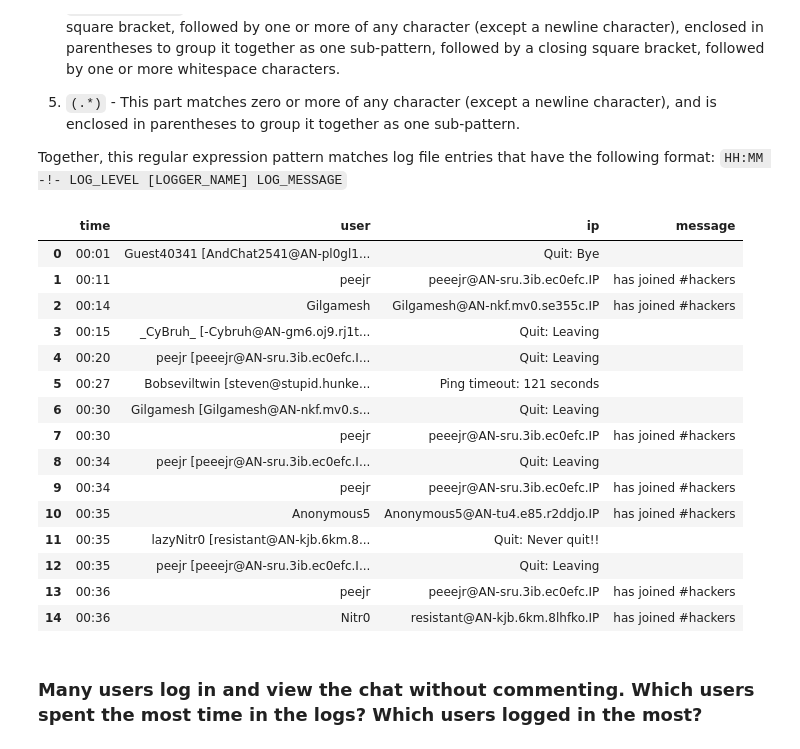
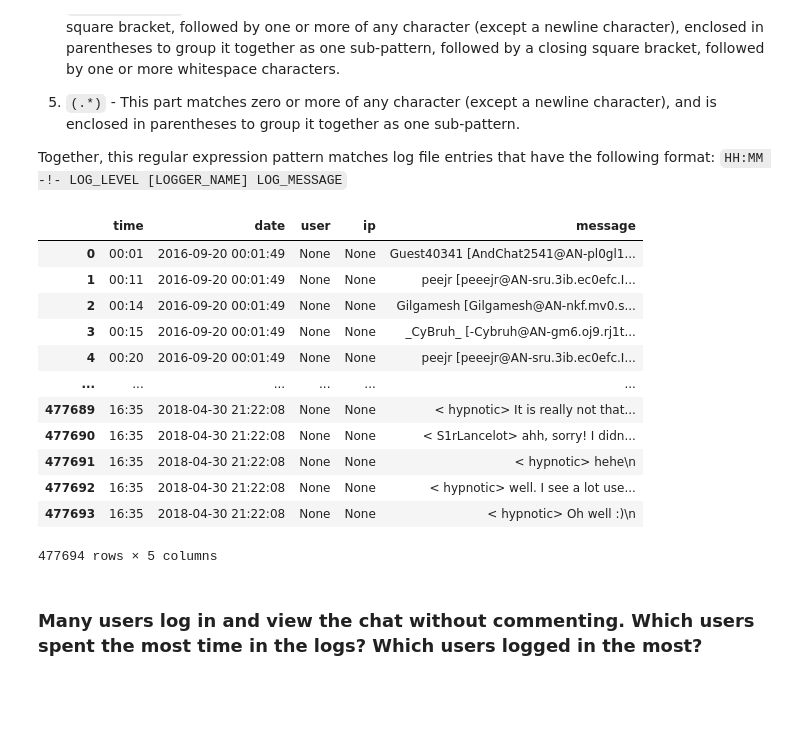
Before and after one commit to pchaumal/Data-Science-and-Machine-LearningProjects, a Jupyter notebook: hackers-log-analysis.ipynb, the cells around one changed output. Cells and saved outputs as stored; diff of their text form; code cells hidden in the pictures; blank space fills up the shorter version.

Commit message:
Kaggle Notebook | Hackers Log Analysis | Version 9

```diff
--- a/hackers-log-analysis.ipynb
+++ b/hackers-log-analysis.ipynb
@@ -23,22 +23,27 @@ import pandas as pd
 import re
 
 # define a regular expression to extract the relevant information from each line of the log file
-pattern = r'(\d\d:\d\d)\s+-!-\s+(.+)\s+\[(.+)\]\s+(.*)'
+pattern = r'--- Log opened (\w{3} \w{3} \d{2} \d{2}:\d{2}:\d{2} \d{4})'
 
 # read the log file into a list of dictionaries
 logs = []
 with open('/kaggle/input/hackers-log/hackers.log', encoding='utf-8', errors='replace') as f:
+    log_date = None  # variable to store the log date
     for line in f:
-        #print(line)
         match = re.search(pattern, line)
         if match:
-            logs.append({
-                'time': match.group(1),
-                'user': match.group(2),
-                'ip': match.group(3),
-                'message': match.group(4),
-            })
-        #print("*"*20)
+            log_date = pd.to_datetime(match.group(1), format='%a %b %d %H:%M:%S %Y')
+        else:
+            match = re.search(r'(\d{2}:\d{2})', line)
+            if match:
+                time = match.group(1)
+                logs.append({
+                    'time': time,
+                    'date': log_date,
+                    'user': None,
+                    'ip': None,
+                    'message': line.strip(time + ' -!- ')
+                })
 
 # convert the list of dictionaries to a pandas DataFrame
 df = pd.DataFrame(logs)
@@ -61,24 +66,21 @@ Together, this regular expression pattern matches log file entries that have the
 `HH:MM -!- LOG_LEVEL [LOGGER_NAME] LOG_MESSAGE`
 # %%
 # The code displays the first 15 rows of the pandas DataFrame df.
-df.head(15)
+df.head(-80)
 # %% [output]
-|  | time | user | ip | message |
-| 0 | 00:01 | Guest40341 [AndChat2541@AN-pl0gl1... | Quit: Bye |  |
-| 1 | 00:11 | peejr | peeejr@AN-sru.3ib.ec0efc.IP | has joined #hackers |
-| 2 | 00:14 | Gilgamesh | Gilgamesh@AN-nkf.mv0.se355c.IP | has joined #hackers |
-| 3 | 00:15 | _CyBruh_ [-Cybruh@AN-gm6.oj9.rj1t... | Quit: Leaving |  |
-| 4 | 00:20 | peejr [peeejr@AN-sru.3ib.ec0efc.I... | Quit: Leaving |  |
-| 5 | 00:27 | Bobseviltwin [steven@stupid.hunke... | Ping timeout: 121 seconds |  |
-| 6 | 00:30 | Gilgamesh [Gilgamesh@AN-nkf.mv0.s... | Quit: Leaving |  |
-| 7 | 00:30 | peejr | peeejr@AN-sru.3ib.ec0efc.IP | has joined #hackers |
-| 8 | 00:34 | peejr [peeejr@AN-sru.3ib.ec0efc.I... | Quit: Leaving |  |
-| 9 | 00:34 | peejr | peeejr@AN-sru.3ib.ec0efc.IP | has joined #hackers |
-| 10 | 00:35 | Anonymous5 | Anonymous5@AN-tu4.e85.r2ddjo.IP | has joined #hackers |
-| 11 | 00:35 | lazyNitr0 [resistant@AN-kjb.6km.8... | Quit: Never quit!! |  |
-| 12 | 00:35 | peejr [peeejr@AN-sru.3ib.ec0efc.I... | Quit: Leaving |  |
-| 13 | 00:36 | peejr | peeejr@AN-sru.3ib.ec0efc.IP | has joined #hackers |
-| 14 | 00:36 | Nitr0 | resistant@AN-kjb.6km.8lhfko.IP | has joined #hackers |
+|  | time | date | user | ip | message |
+| 0 | 00:01 | 2016-09-20 00:01:49 | None | None | Guest40341 [AndChat2541@AN-pl0gl1... |
+| 1 | 00:11 | 2016-09-20 00:01:49 | None | None | peejr [peeejr@AN-sru.3ib.ec0efc.I... |
+| 2 | 00:14 | 2016-09-20 00:01:49 | None | None | Gilgamesh [Gilgamesh@AN-nkf.mv0.s... |
+| 3 | 00:15 | 2016-09-20 00:01:49 | None | None | _CyBruh_ [-Cybruh@AN-gm6.oj9.rj1t... |
+| 4 | 00:20 | 2016-09-20 00:01:49 | None | None | peejr [peeejr@AN-sru.3ib.ec0efc.I... |
+| ... | ... | ... | ... | ... | ... |
+| 477689 | 16:35 | 2018-04-30 21:22:08 | None | None | < hypnotic> It is really not that... |
+| 477690 | 16:35 | 2018-04-30 21:22:08 | None | None | < S1rLancelot> ahh, sorry! I didn... |
+| 477691 | 16:35 | 2018-04-30 21:22:08 | None | None | < hypnotic> hehe\n |
+| 477692 | 16:35 | 2018-04-30 21:22:08 | None | None | < hypnotic> well. I see a lot use... |
+| 477693 | 16:35 | 2018-04-30 21:22:08 | None | None | < hypnotic> Oh well :)\n |
+477694 rows × 5 columns
 # %% [markdown]
 ### Many users log in and view the chat without commenting. Which users spent the most time in the logs? Which users logged in the most?
 # %%
```
Also changed, not shown: parts of 12 cells of this notebook.
